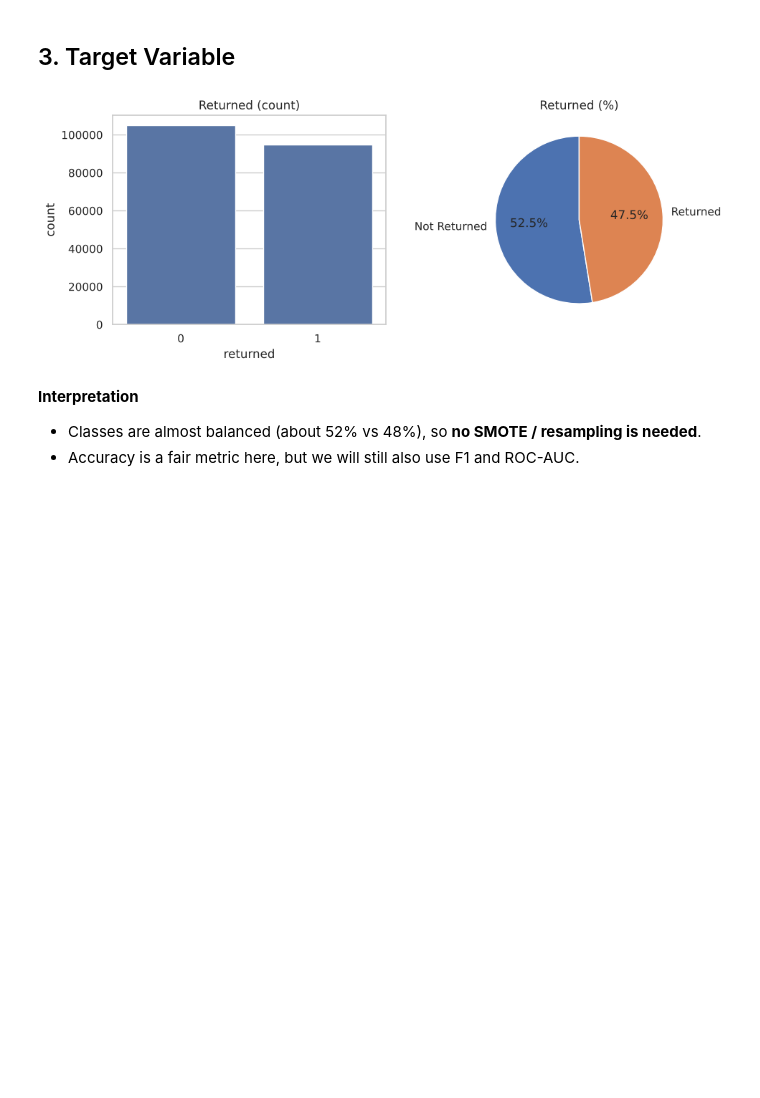
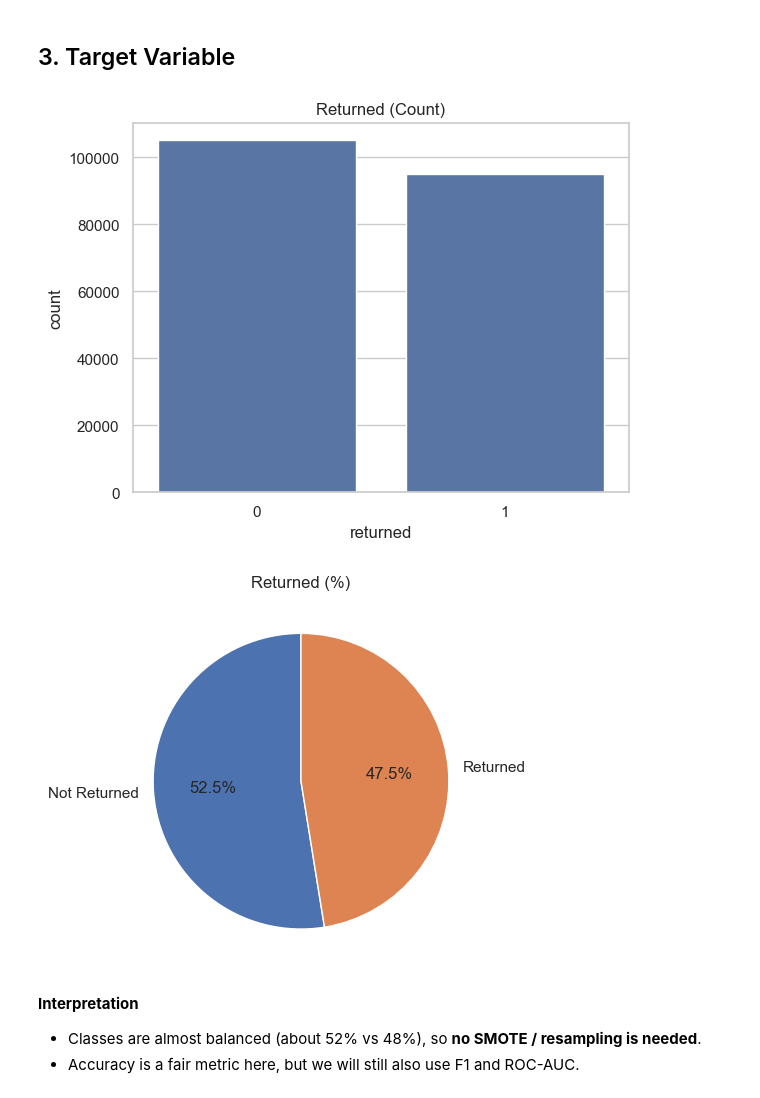
Before and after one commit to baqar360/E-Commerce-Product-Return-Prediction-, a Jupyter notebook: 01_eda.ipynb, the cells around one changed output. Cells and saved outputs as stored; diff of their text form; code cells hidden in the pictures; blank space fills up the shorter version.

```diff
--- a/01_eda.ipynb
+++ b/01_eda.ipynb
@@ -113,15 +118,24 @@ plt.show()
 # %% [markdown]
 ## 3. Target Variable
 # %%
-fig, ax = plt.subplots(1, 2, figsize=(10, 4))
-sns.countplot(x='returned', data=df, ax=ax[0])
-ax[0].set_title('Returned (count)')
-df['returned'].value_counts().plot.pie(autopct='%1.1f%%', ax=ax[1],
-                                       labels=['Not Returned', 'Returned'], startangle=90)
-ax[1].set_ylabel(''); ax[1].set_title('Returned (%)')
-plt.tight_layout(); plt.show()
+# Count plot
+sns.countplot(x='returned', data=df)
+plt.title('Returned (Count)')
+plt.show()
+
+# Pie chart
+df['returned'].value_counts().plot.pie(
+    autopct='%1.1f%%',
+    labels=['Not Returned', 'Returned'],
+    startangle=90
+)
+
+plt.title('Returned (%)')
+plt.ylabel('')
+plt.show()
 # %% [output]
-[figure, old version]
+[figure, new version]
+[figure, added]
 # %% [markdown]
 **Interpretation**
 - Classes are almost balanced (about 52% vs 48%), so **no SMOTE / resampling is needed**.
```
Also changed, not shown: parts of 3 cells of this notebook.
